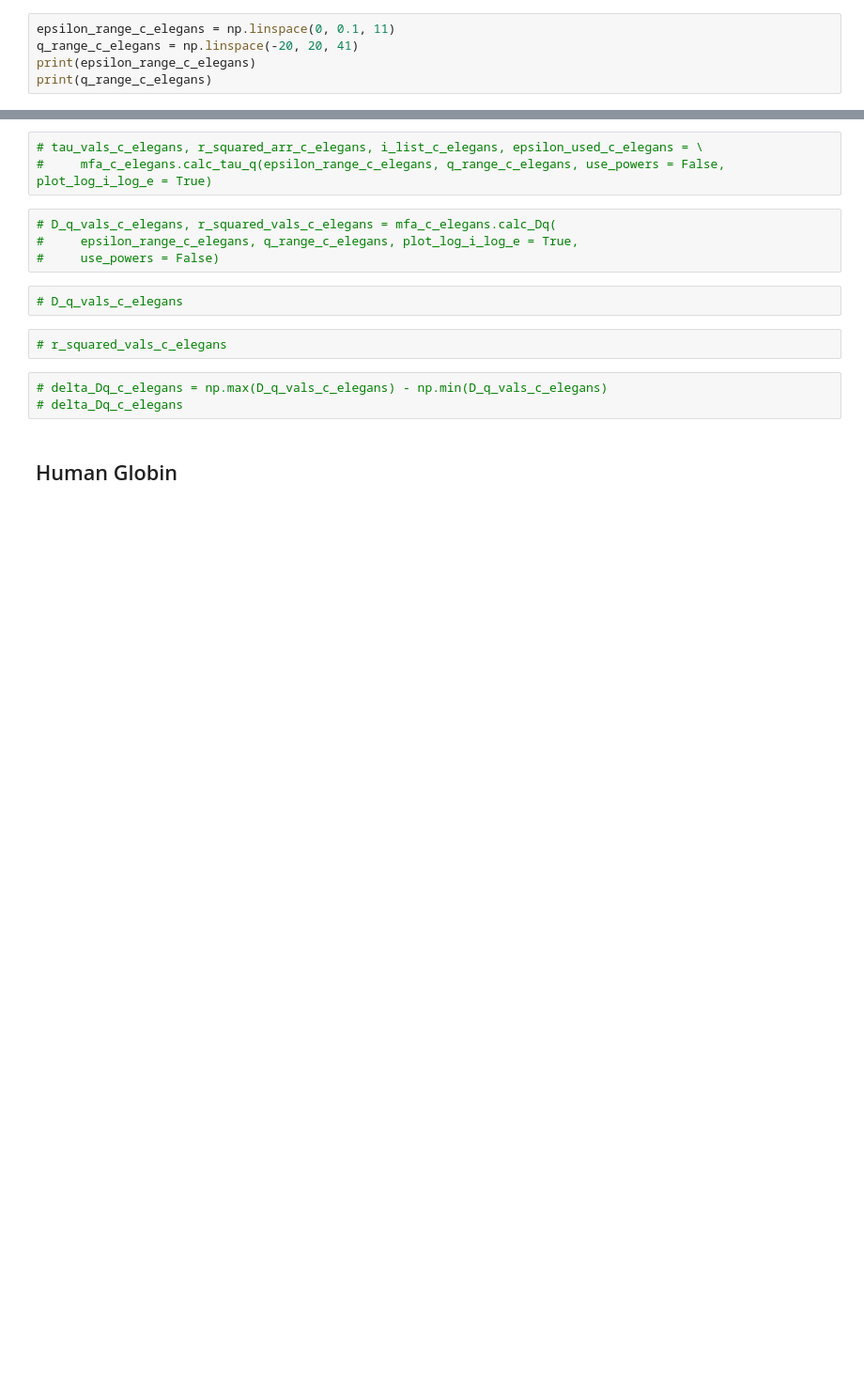
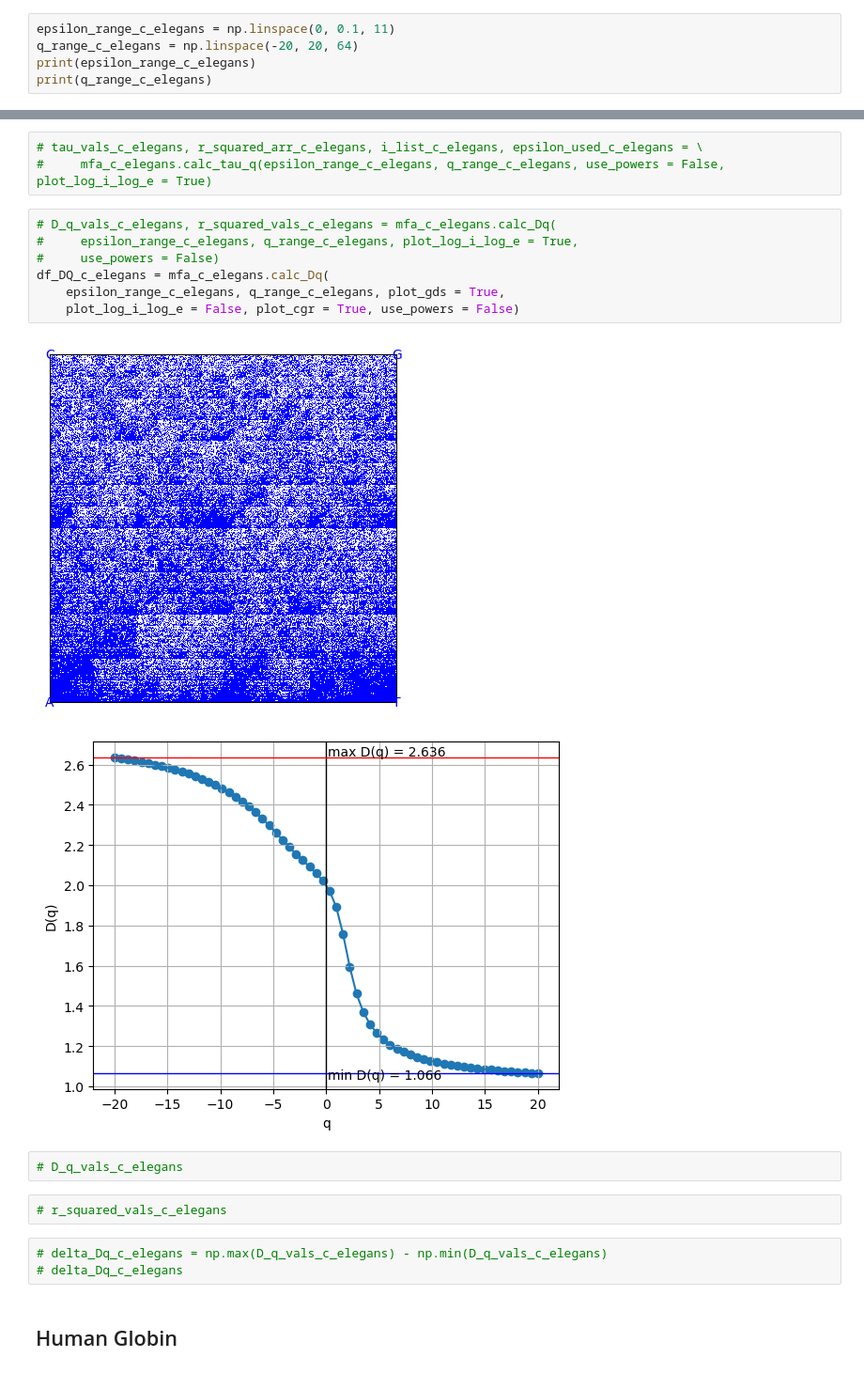
Before and after one commit to DiegoFLM/Analysis-of-microbial-genomes--MFA-GC-content-lifestyle-and-human-microbiome, a Jupyter notebook: notebooks_and_info/MFA_code/cgr_nb.ipynb, the cells around one changed output, grey strips where cells are left out. Shown at 94% size. Cells and saved outputs as stored; diff of their text form; blank space fills up the shorter version.

```diff
--- a/notebooks_and_info/MFA_code/cgr_nb.ipynb
+++ b/notebooks_and_info/MFA_code/cgr_nb.ipynb
@@ -313,7 +301,7 @@ MFA.cgr_tuples_plot(MFA.cgr_tuples(seq_c_elegans), 0.001)
 [figure]
 # %%
 epsilon_range_c_elegans = np.linspace(0, 0.1, 11)
-q_range_c_elegans = np.linspace(-20, 20, 41)
+q_range_c_elegans = np.linspace(-20, 20, 64)
 print(epsilon_range_c_elegans)
 print(q_range_c_elegans)
 # %% [output]
@@ -327,7 +325,13 @@ print(q_range_c_elegans)
 # %%
 # D_q_vals_c_elegans, r_squared_vals_c_elegans = mfa_c_elegans.calc_Dq(
 #     epsilon_range_c_elegans, q_range_c_elegans, plot_log_i_log_e = True,
 #     use_powers = False)
+df_DQ_c_elegans = mfa_c_elegans.calc_Dq(
+    epsilon_range_c_elegans, q_range_c_elegans, plot_gds = True,
+    plot_log_i_log_e = False, plot_cgr = True, use_powers = False)
+# %% [output]
+[figure, added]
+[figure, added]
 # %%
 # D_q_vals_c_elegans
 # %%
```
Also changed, not shown: parts of 20 cells of this notebook, 5 other files.
